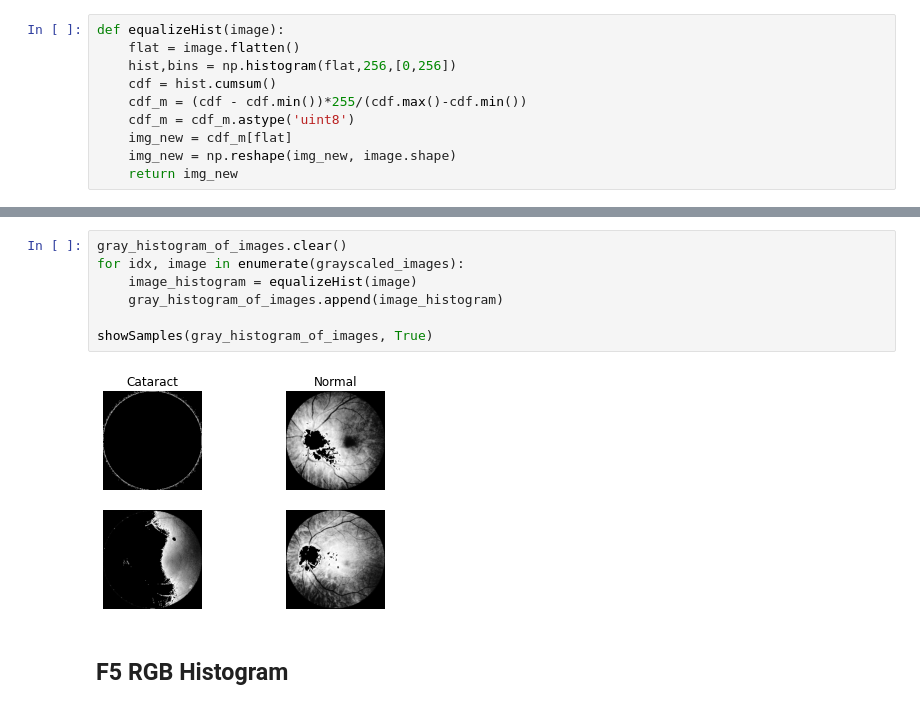
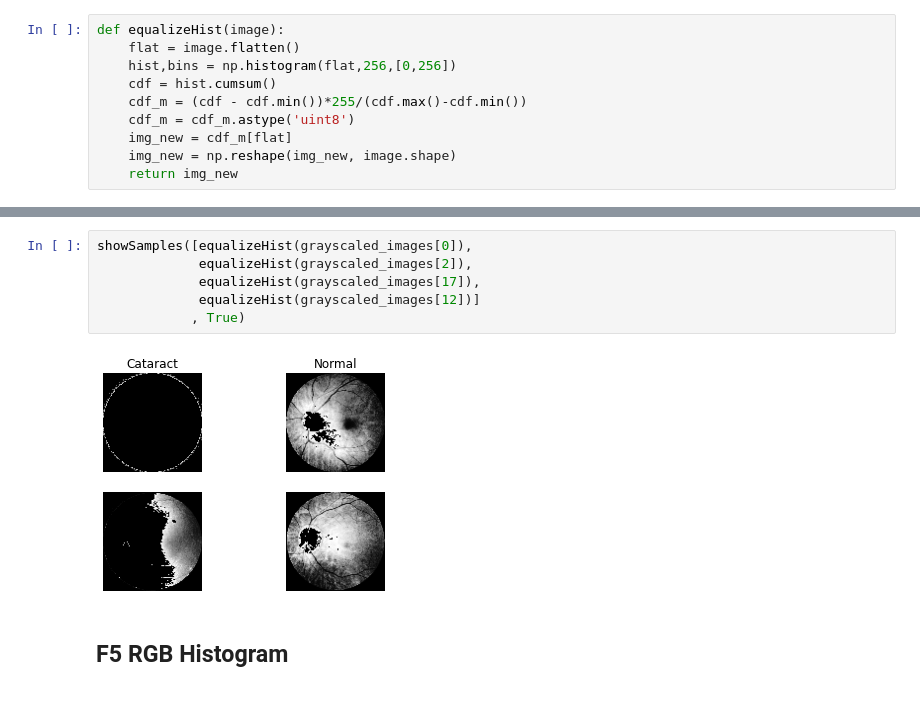
Before and after one commit to Shrey-Viradiya/Ocular-Disease-Recognition, a Jupyter notebook: Ocular Disease recognition FIVP Project.ipynb, the cells around one changed output, grey strips where cells are left out. Drawn from its saved outputs; the diff is of its cells as text.

```diff
--- a/Ocular Disease recognition FIVP Project.ipynb
+++ b/Ocular Disease recognition FIVP Project.ipynb
@@ -212,11 +190,10 @@ plt.imshow(equalizeHist(grayscaled_images[12]), cmap='gray')
-# %%
-gray_histogram_of_images.clear()
-for idx, image in enumerate(grayscaled_images):
-    image_histogram = equalizeHist(image)
-    gray_histogram_of_images.append(image_histogram)
-
-showSamples(gray_histogram_of_images, True)
-# %% [output]
-[figure, removed]
+# %%
+showSamples([equalizeHist(grayscaled_images[0]),
+             equalizeHist(grayscaled_images[2]),
+             equalizeHist(grayscaled_images[17]),
+             equalizeHist(grayscaled_images[12])]
+            , True)
+# %% [output]
+[figure, added]
 # %% [markdown]
 ## F5 RGB Histogram
```
Also changed, not shown: parts of 24 cells of this notebook.
